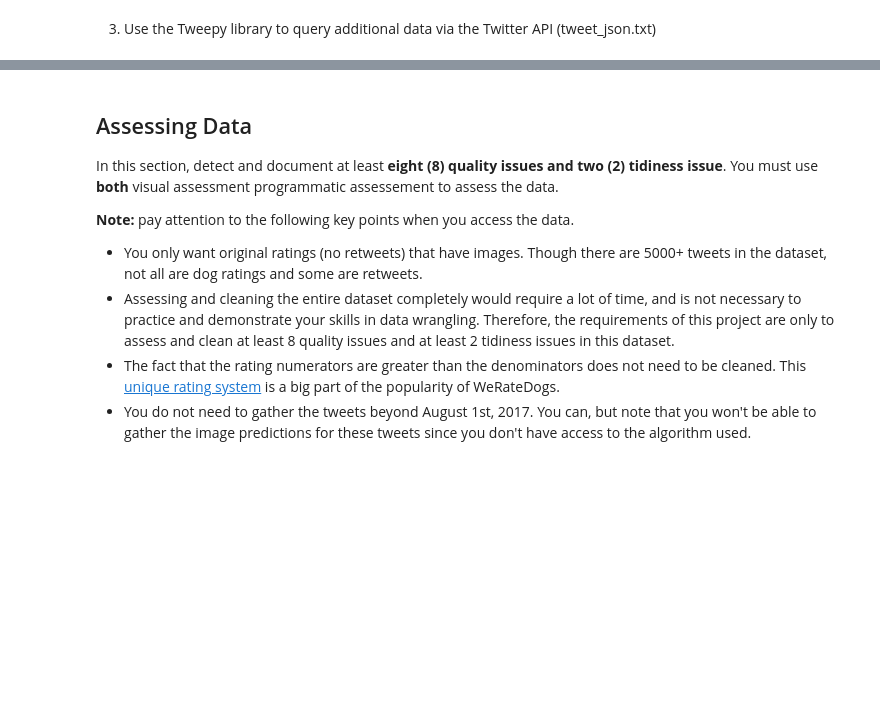
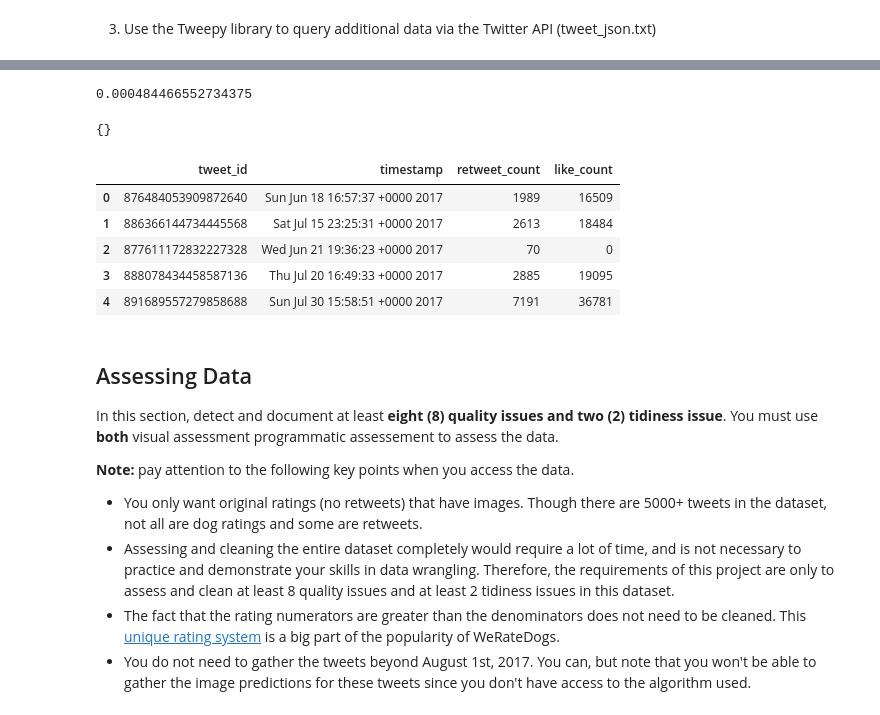
Before and after one commit to MmakolaMC/data_wrangling, a Jupyter notebook: wrangle_act.ipynb, the cells around one changed output, grey strips where cells are left out. Saved outputs shown, nothing was run; the diff lists cells and outputs as text; code cells hidden in the pictures; blank space fills up the shorter version.

```diff
--- a/wrangle_act.ipynb
+++ b/wrangle_act.ipynb
@@ -117,3 +87,76 @@ tweet_json.head()
+# %%
+# Get tweets
+length = len(archive) # number of tweets to get
+error = {} # Empty dictionary to catch errors and the tweet_ids
+file = 'tweet_json.txt' # file to write json data
+
+# Get the start time
+start = time.time()
+
+# Check if tweet_json.txt exist in folder
+if file not in os.listdir():
+    # Open file in write mode
+    with open(file, 'w') as f:
+        # Loop through each tweet_id in archive dataframe
+        for i in range(0, length, 100):
+            # Try connect and get tweet metadata
+            try:
+                # Query API and get a list of tweets in chunks of 100
+                tweets = api.lookup_statuses([i for i in archive.tweet_id[i:i+100]],
+                                                 tweet_mode='extended')
+                # Loop through the list of tweets and extracts the json
+                for tweet in tweets:
+                    # Write the json data to the file
+                    json.dump(tweet._json, f)
+                    # Create a new line after every json dump
+                    f.write('\n')
+            # Catch errors and append them to the error dictionary
+            except tweepy.TweepyException as e:
+                error[f'{tweet_id}'] = e
+# Get end time and print the time it took to run the code block
+end = time.time()
+time_elapsed = end - start
+print(time_elapsed)
+# %% [output]
+0.000484466552734375
+# %%
+# See Errors
+error
+# %% [output]
+{}
+# %%
+# Create empty list
+dict_list = []
+
+# Open tweet_json.txt in read mode
+with open('tweet_json.txt', 'r') as j_file:
+
+    # Read each line in the document
+    for line in j_file.readlines():
+
+        # Load each line as a json object
+        line = json.loads(line)
+
+        # Create dictionary and extract all needed from the json objects
+        j_dict = {
+            'tweet_id': line['id'],
+            'timestamp': line['created_at'],
+            'retweet_count': line['retweet_count'],
+            'like_count': line['favorite_count']
+        }
+        # Append each dictionary to the tweet_json list
+        dict_list.append(j_dict)
+
+# Tranform list into a dataframe
+tweet_json = pd.DataFrame(dict_list)
+tweet_json.head()
+# %% [output]
+|  | tweet_id | timestamp | retweet_count | like_count |
+| 0 | 876484053909872640 | Sun Jun 18 16:57:37 +0000 2017 | 1989 | 16509 |
+| 1 | 886366144734445568 | Sat Jul 15 23:25:31 +0000 2017 | 2613 | 18484 |
+| 2 | 877611172832227328 | Wed Jun 21 19:36:23 +0000 2017 | 70 | 0 |
+| 3 | 888078434458587136 | Thu Jul 20 16:49:33 +0000 2017 | 2885 | 19095 |
+| 4 | 891689557279858688 | Sun Jul 30 15:58:51 +0000 2017 | 7191 | 36781 |
 # %% [markdown]
 ## Assessing Data
 In this section, detect and document at least **eight (8) quality issues and two (2) tidiness issue**. You must use **both** visual assessment
```
Also changed, not shown: parts of 31 cells of this notebook, 3 other files.
